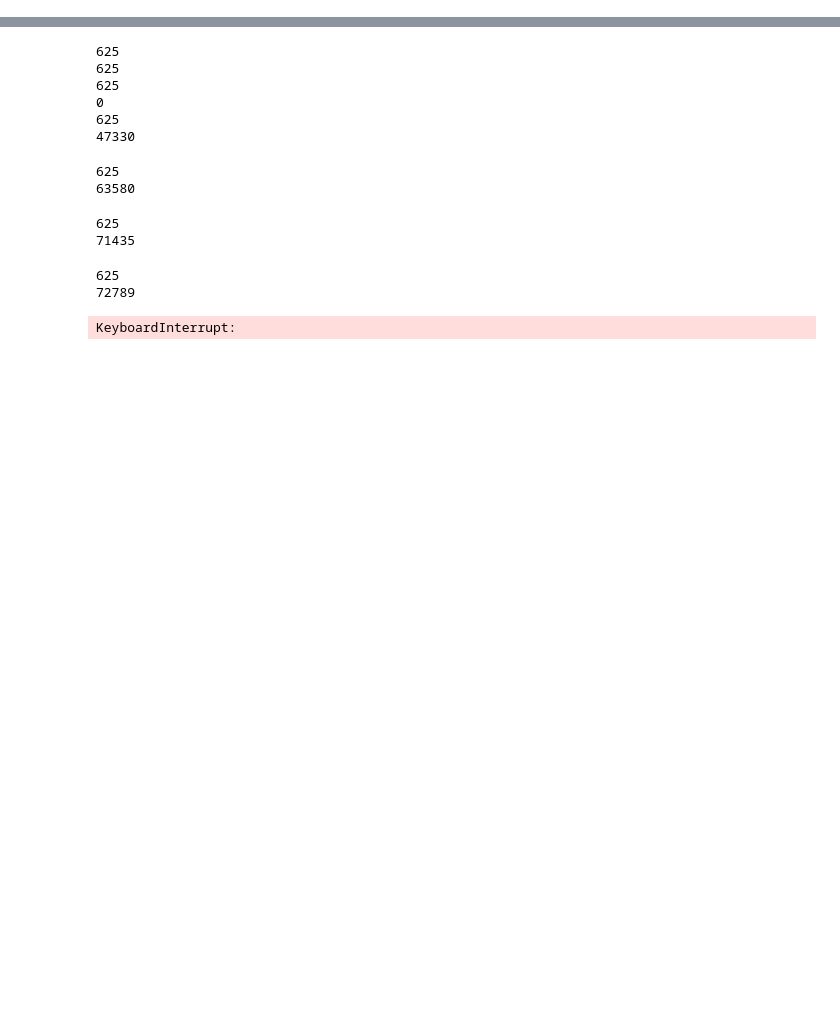
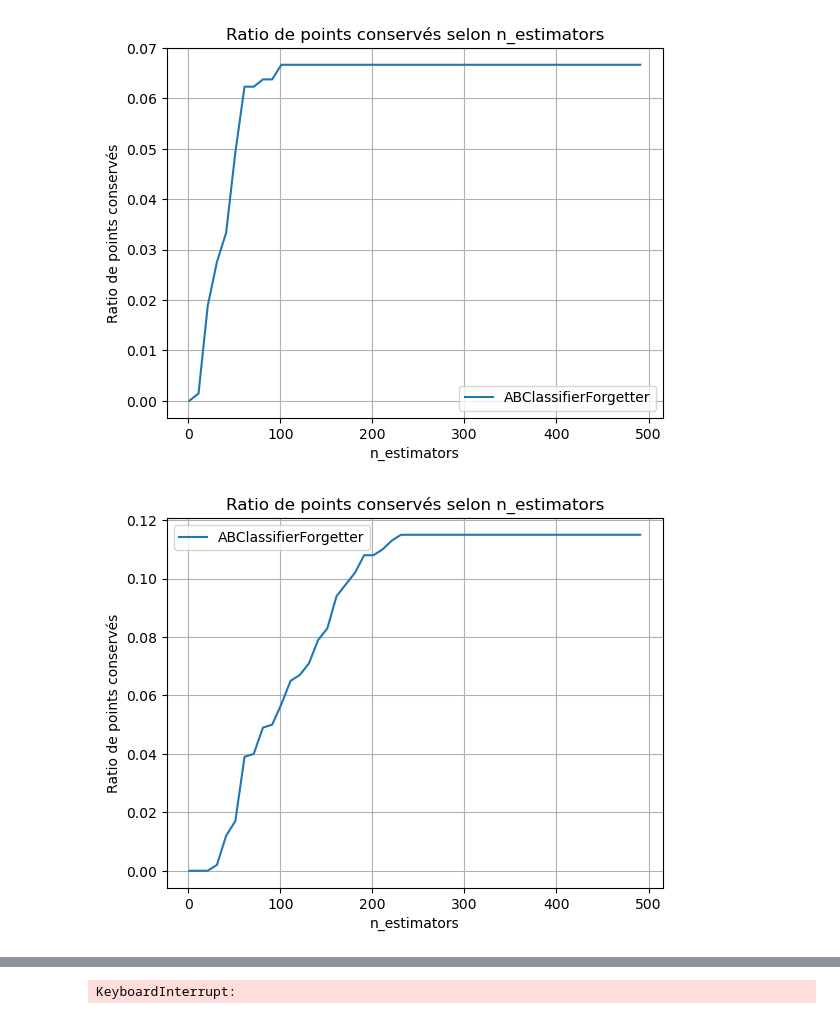
Before and after one commit to AntoineJeans/Treecore, a Jupyter notebook: test_forgetters_on_datasets.ipynb, the cells around one changed output, grey strips where cells are left out. Drawn from its saved outputs; the diff is of its cells as text; code cells hidden in the pictures; blank space fills up the shorter version.

Commit message:
openML dataset visualisation

```diff
--- a/test_forgetters_on_datasets.ipynb
+++ b/test_forgetters_on_datasets.ipynb
@@ -24,24 +24,32 @@ from sklearn.metrics import accuracy_score, classification_report
 from utils import predictions_to_y, get_accuracy_score
 from DatasetLoader import DatasetLoader
 # %%
-compression_strategy = DropNForgetsClassification(n=1)
-base_model = DecisionTreeClassifier(max_depth=2)
+import copy
 
 def plot_compressed_length_by_n_estimators(X, y, lr=1, step=10, max=500):
+    X = X.to_numpy()
+
+
     kept_ratio = []
-
-    print(len(X))
-    print(len(y))
 
     x = range(1,max,step)
 
+    compression_strategy = DropNForgetsClassification(n=2)
+    base_model = DecisionTreeClassifier(max_depth=2)
+
+
     for n in x:
+
+
         forg = ABClassifierForgetter(estimator=base_model, learning_rate=lr, n_estimators=n)
+
         forg.fit(X, y)
+
+
         _, y_compressed = forg.transform(X, compression_strategy, y=y)
-        print(len(y))
-        print(len(y_compressed))
-        kept_ratio.append(len(y_compressed) / len(y))
+
+        kept_ratio.append(len(y_compressed)/len(y))
+
 
 
 
@@ -58,26 +66,31 @@ def plot_dataset_convergence(X, y):
 # %%
 import openml
 from sklearn.preprocessing import LabelEncoder
 
 
 # List datasets with specific criteria (e.g., classification with >2 classes)
 datasets = openml.datasets.list_datasets(tag='OpenML100')
 filtered_datasets = [
     ds for ds in datasets.values()
-    if ds['NumberOfClasses'] > 2 and ds['NumberOfInstances'] < 10000  # Optional size filter
+    if ds['NumberOfClasses'] == 2 and ds['NumberOfInstances'] < 10000 and  ds['NumberOfInstancesWithMissingValues'] == 0
 ]
 
 # Display filtered dataset information
 df = pd.DataFrame(filtered_datasets)
 
 for dataset_id in df.iloc[:]['did']:
     dataset = openml.datasets.get_dataset(int(dataset_id))
     X, y, _, _ = dataset.get_data(target=dataset.default_target_attribute)
 
-    # Convert y to integers
-    label_encoder = LabelEncoder()
-    y = label_encoder.fit_transform(y)
-    y = pd.DataFrame(y)
+    X = X.select_dtypes(include=['number'])
+    if len(X.columns) > 0:
 
-    plot_dataset_convergence(X, y)
+        # Convert y to integers
+        label_encoder = LabelEncoder()
+        y = label_encoder.fit_transform(y)
+        y = pd.DataFrame(y.ravel())
+
+        plot_dataset_convergence(X, y)
 # %% [output]
+[figure, added]
+[figure, added]
@@ -84,13 +98 @@ for dataset_id in df.iloc[:]['did']:
-625
-625
-625
-0
-625
-47330
+KeyboardInterrupt:
-625
-63580
-625
-71435
-625
-72789
-KeyboardInterrupt:
```
Also changed, not shown: parts of 1 cell of this notebook, 2 other files.
